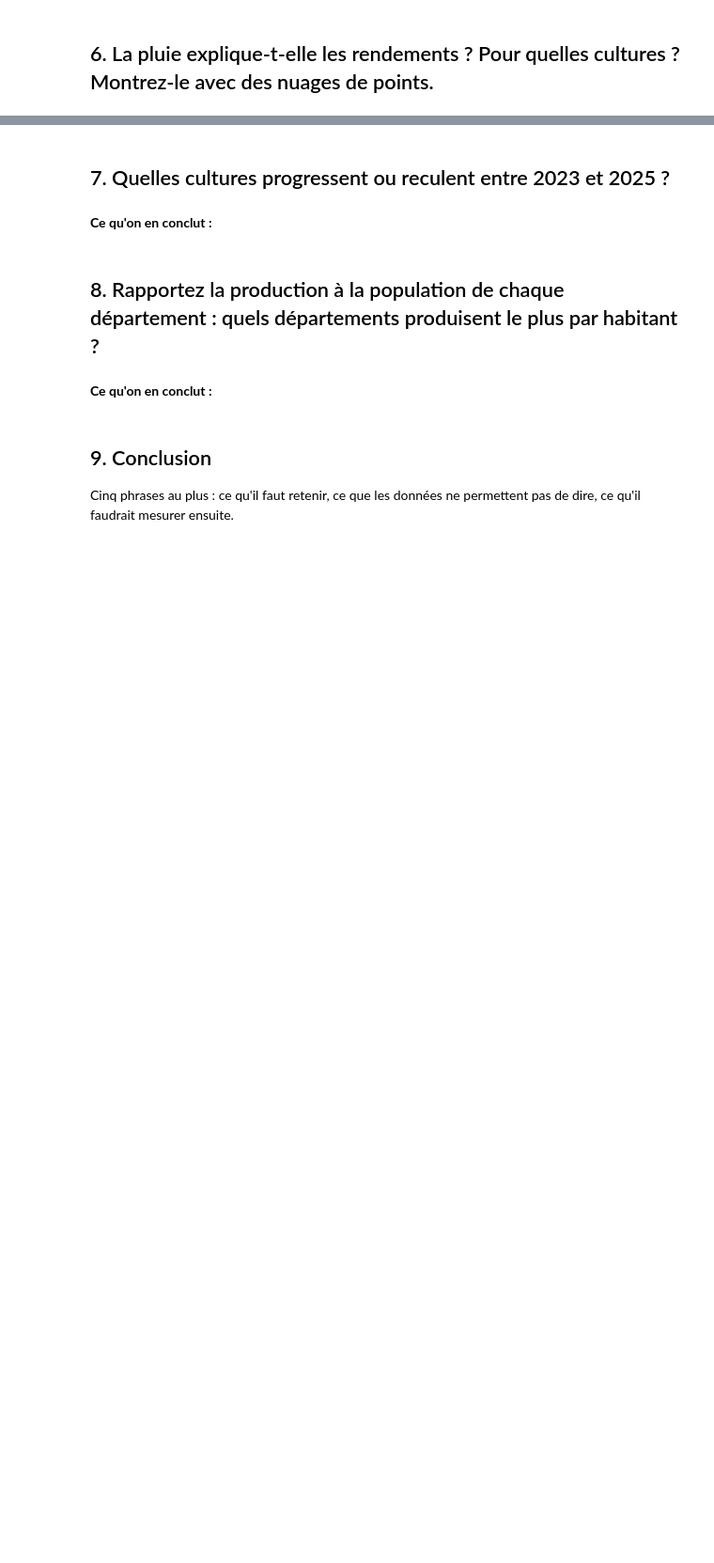
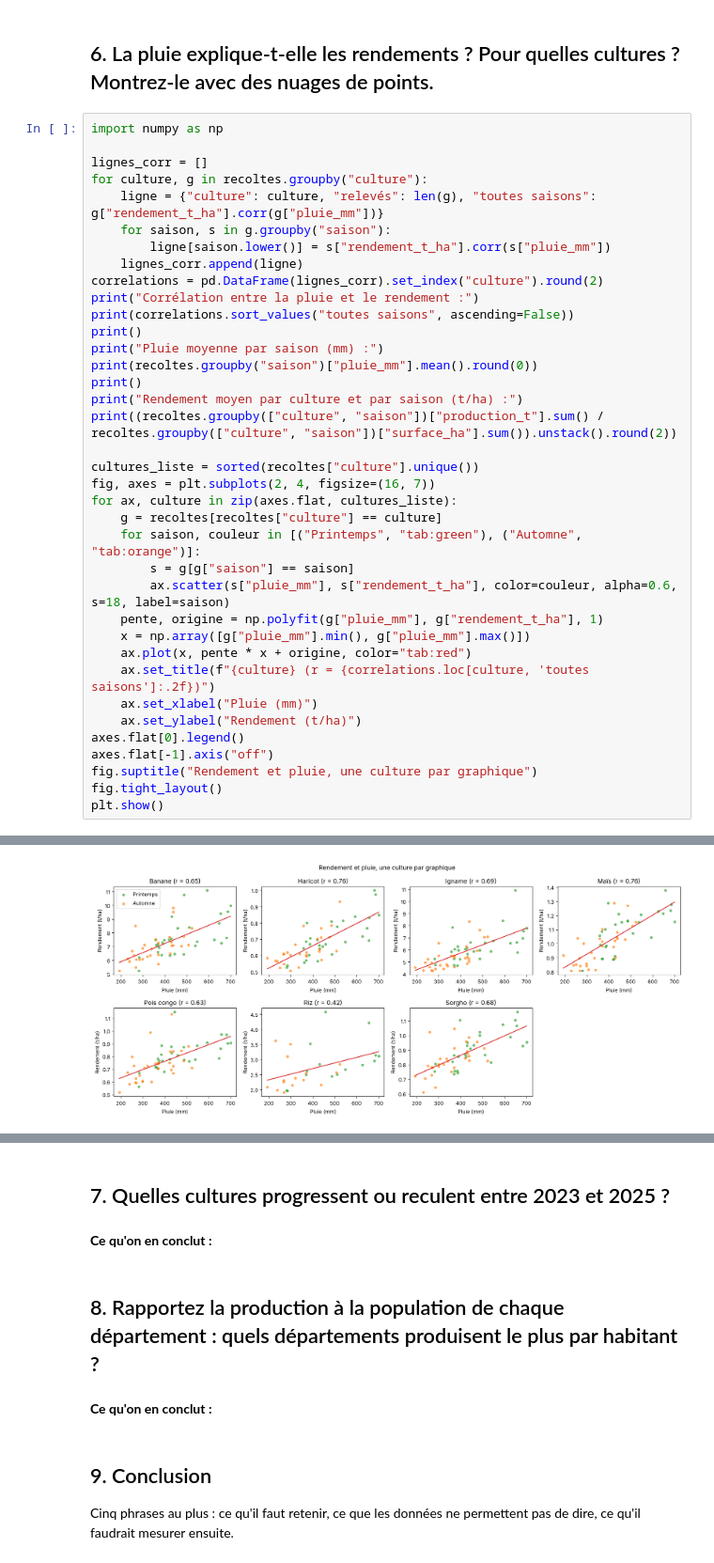
Before and after one commit to antoniodjeanpierre-hash/projet-data-recoltes, a Jupyter notebook: exploration.ipynb, the cells around one changed output, grey strips where cells are left out. Shown at 94% size. Saved outputs shown, nothing was run; the diff lists cells and outputs as text; blank space fills up the shorter version.

```diff
--- a/exploration.ipynb
+++ b/exploration.ipynb
@@ -251,2 +334,40 @@ dtype: object
 # %% [markdown]
 ## 6. La pluie explique-t-elle les rendements ? Pour quelles cultures ? Montrez-le avec des nuages de points.
+# %%
+import numpy as np
+
+lignes_corr = []
+for culture, g in recoltes.groupby("culture"):
+    ligne = {"culture": culture, "relevés": len(g), "toutes saisons": g["rendement_t_ha"].corr(g["pluie_mm"])}
+    for saison, s in g.groupby("saison"):
+        ligne[saison.lower()] = s["rendement_t_ha"].corr(s["pluie_mm"])
+    lignes_corr.append(ligne)
+correlations = pd.DataFrame(lignes_corr).set_index("culture").round(2)
+print("Corrélation entre la pluie et le rendement :")
+print(correlations.sort_values("toutes saisons", ascending=False))
+print()
+print("Pluie moyenne par saison (mm) :")
+print(recoltes.groupby("saison")["pluie_mm"].mean().round(0))
+print()
+print("Rendement moyen par culture et par saison (t/ha) :")
+print((recoltes.groupby(["culture", "saison"])["production_t"].sum() / recoltes.groupby(["culture", "saison"])["surface_ha"].sum()).unstack().round(2))
+
+cultures_liste = sorted(recoltes["culture"].unique())
+fig, axes = plt.subplots(2, 4, figsize=(16, 7))
+for ax, culture in zip(axes.flat, cultures_liste):
+    g = recoltes[recoltes["culture"] == culture]
+    for saison, couleur in [("Printemps", "tab:green"), ("Automne", "tab:orange")]:
+        s = g[g["saison"] == saison]
+        ax.scatter(s["pluie_mm"], s["rendement_t_ha"], color=couleur, alpha=0.6, s=18, label=saison)
+    pente, origine = np.polyfit(g["pluie_mm"], g["rendement_t_ha"], 1)
+    x = np.array([g["pluie_mm"].min(), g["pluie_mm"].max()])
+    ax.plot(x, pente * x + origine, color="tab:red")
+    ax.set_title(f"{culture} (r = {correlations.loc[culture, 'toutes saisons']:.2f})")
+    ax.set_xlabel("Pluie (mm)")
+    ax.set_ylabel("Rendement (t/ha)")
+axes.flat[0].legend()
+axes.flat[-1].axis("off")
+fig.suptitle("Rendement et pluie, une culture par graphique")
+fig.tight_layout()
+plt.show()
+# %% [output]
@@ -253 +391,2 @@ dtype: object
+[figure, added]
 # %% [markdown]
```
Also changed, not shown: parts of 6 cells of this notebook, 1 other file.
